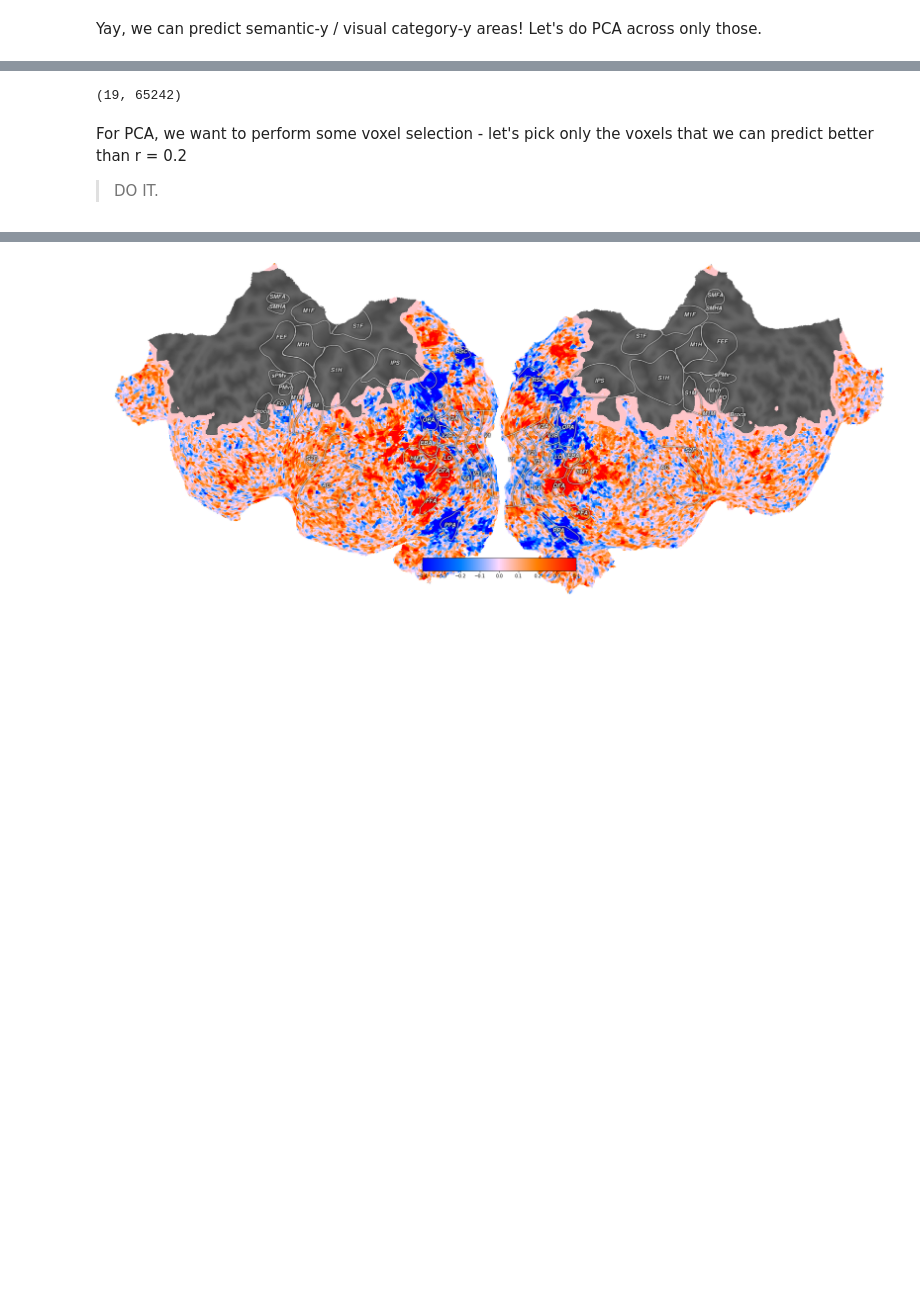
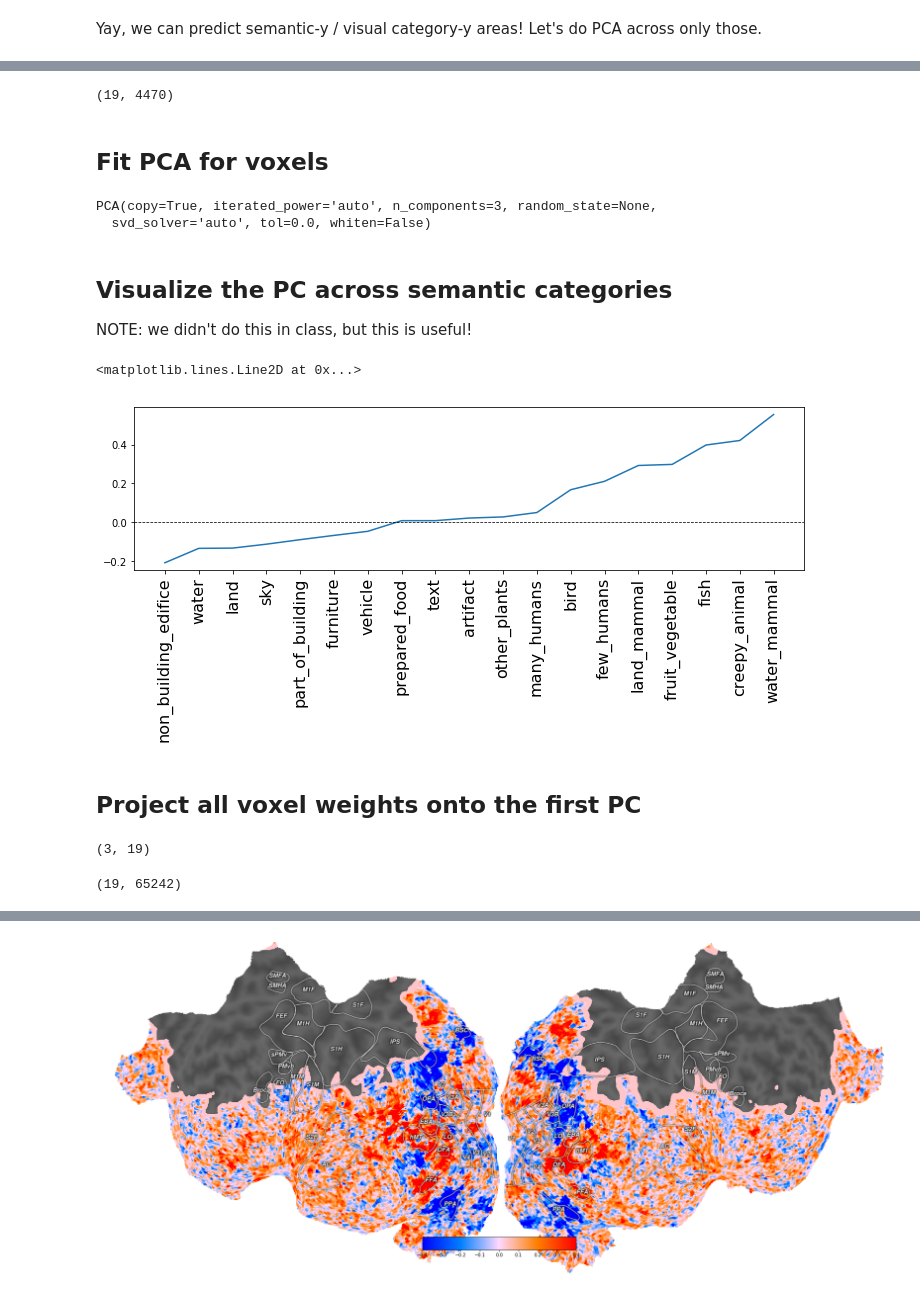
Before and after one commit to piecesofmindlab/UNR_PSY_763, a Jupyter notebook: Week_14/Week_14_PCA_answers.ipynb, the cells around one changed output, grey strips where cells are left out. Saved outputs shown, nothing was run; the diff lists cells and outputs as text; code cells hidden in the pictures; blank space fills up the shorter version.

Commit message:
update to week 14 answers

```diff
--- a/Week_14/Week_14_PCA_answers.ipynb
+++ b/Week_14/Week_14_PCA_answers.ipynb
@@ -290,8 +281,53 @@ Yay, we can predict semantic-y / visual category-y areas! Let's do PCA across on
+# %%
+# Answer
+# select only voxels with prediction accuracy greater than 0.2
+good_voxels = r > 0.2 # Create a logical index for voxel dimension
+B_forpca = B[:, good_voxels] # apply it to the voxel dimension of B
+print(B_forpca.shape) # End up with far fewer voxels!
+# %% [output]
+(19, 4470)
+# %% [markdown]
+## Fit PCA for voxels
+# %%
+# Create PCA object
+voxel_pca = PCA(n_components=3)
+# Transpose Beta weights to compute PCA across features, not across voxels
+# (PCA will collapse across the first dimension of the array - here, we want that to be voxels,
+# in order to find common patterns of feature weights across voxels)
+voxel_pca.fit(B_forpca.T)
+# %% [output]
+PCA(copy=True, iterated_power='auto', n_components=3, random_state=None,
+  svd_solver='auto', tol=0.0, whiten=False)
+# %% [markdown]
+## Visualize the PC across semantic categories
+NOTE: we didn't do this in class, but this is useful!
+# %%
+# Load the names for each semantic feature
+sem_feat_names = json.load(open('/unrshare/LESCROARTSHARE/IntroToEncodingModels/color_natims_features_19cat.json'))
+# %%
+# Plot the first PC, sorted by magnitude
+fig, ax = plt.subplots(figsize=(12,3))
+# Select the first PC
+pc1 = voxel_pca.components_[0]
+# Get an index for which values in the PC are smallest -> largest
+pc1_idx = np.argsort(pc1)
+# Plot the PC, sorted by this index
+plt.plot(pc1[pc1_idx])
+# Set the ticks to the feature names, sorted by the same index
+plt.xticks(np.arange(19))
+ax.set_xticklabels(np.array(sem_feat_names)[pc1_idx], rotation=90, fontsize=16);
+# Add zero line, for reference
+plt.axhline(linestyle='--', color='k', lw=0.75)
+# %% [output]
+<matplotlib.lines.Line2D at 0x...>
+[figure, added]
+# %% [markdown]
+## Project all voxel weights onto the first PC
+# %%
+voxel_pca.components_.shape
+# %% [output]
+(3, 19)
 # %%
 B.shape
 # %% [output]
 (19, 65242)
-# %% [markdown]
-For PCA, we want to perform some voxel selection - let's pick only the voxels that we can predict better than r = 0.2
-
-> DO IT.
```
Also changed, not shown: parts of 47 cells of this notebook.
